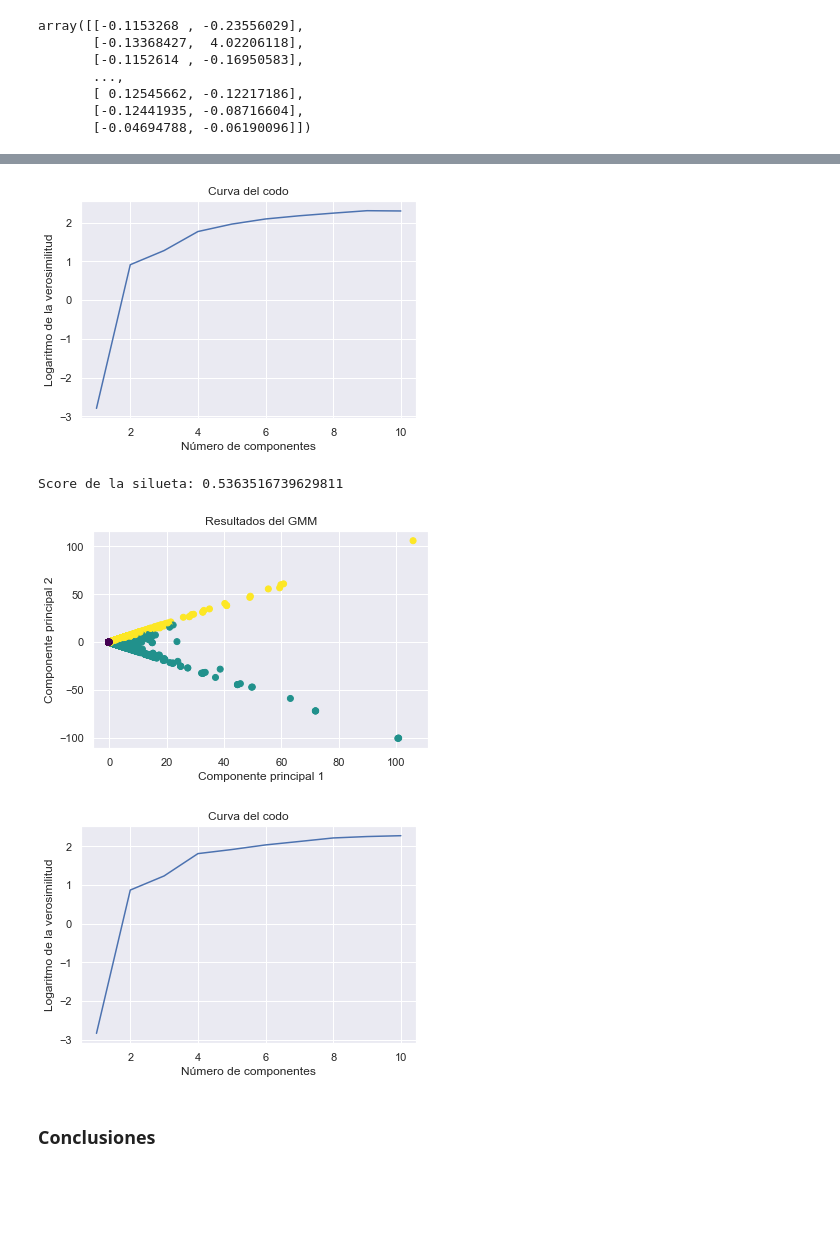
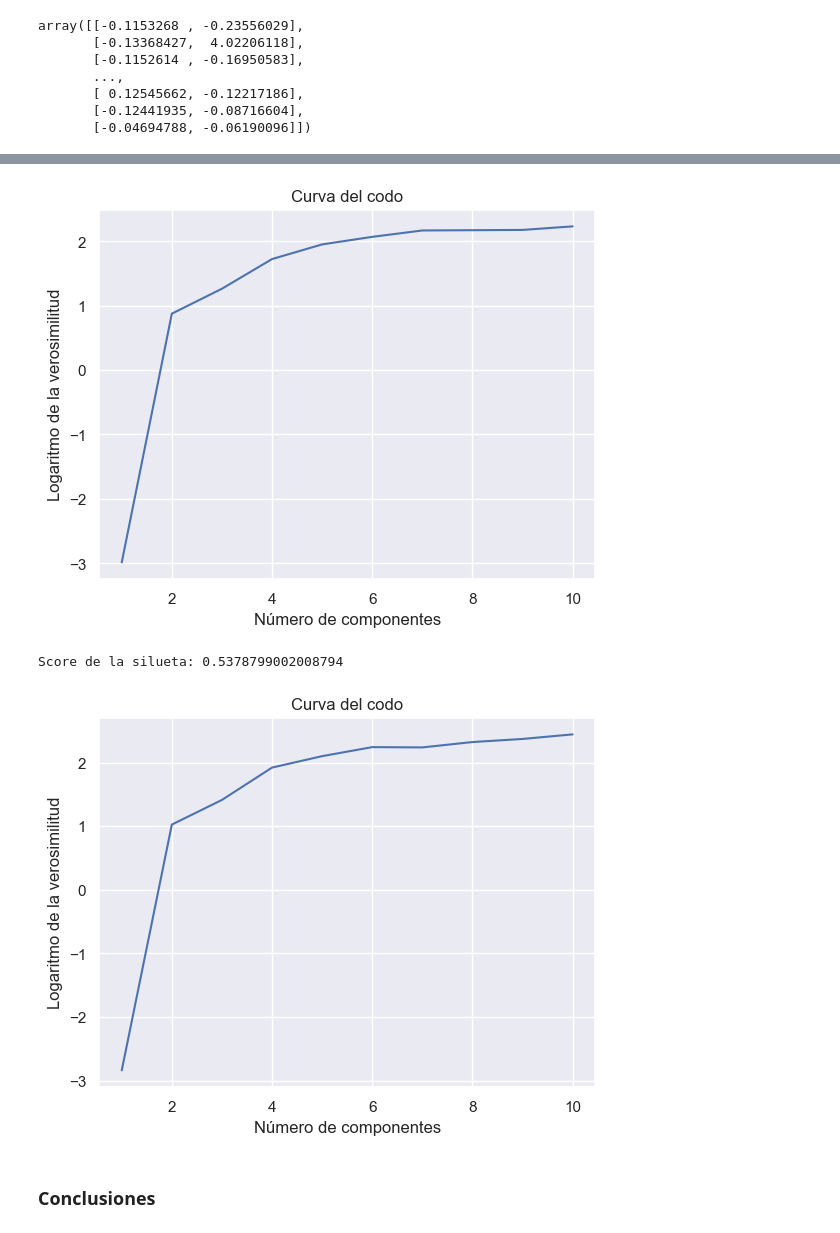
Before and after one commit to ChristopherG19/UVG_IA_Lab8, a Jupyter notebook: main.ipynb, the cells around one changed output, grey strips where cells are left out. Drawn from its saved outputs; the diff is of its cells as text; code cells hidden in the pictures; blank space fills up the shorter version.

```diff
--- a/main.ipynb
+++ b/main.ipynb
@@ -97,7 +97,7 @@ array([[-0.1153268 , -0.23556029],
 # %%
 from random import *
 seed(10)
-k = choices(range(0, X.shape[0]), k = 250000)
+k = choices(range(0, X.shape[0]), k = 100000)
 X_copy = np.array([X[val] for val in k])
 X = X_copy
 print(X.shape)
@@ -151,7 +151,7 @@ plt.xlabel('Número de componentes')
 plt.ylabel('Logaritmo de la verosimilitud')
 plt.show()
 # %% [output]
-[figure, old version]
+[figure, new version]
 # %%
 import pandas as pd
 import numpy as np
@@ -171,42 +171,34 @@ pca.fit(X_norm)
 
 # transformar los datos con PCA
 X_pca = pca.transform(X_norm)
 
 # crear una instancia de GMM y ajustarla a los datos
 gmm = GaussianMixture(n_components=3, covariance_type='full', random_state=0)
 gmm.fit(X_pca)
 
 # asignar cada punto a su cluster correspondiente
 y_gmm = gmm.predict(X_pca)
 
 # calcular el score de la silueta
 silhouette_avg = silhouette_score(X_pca, y_gmm)
 print("Score de la silueta:", silhouette_avg)
 
-# graficar los resultados del GMM
-plt.scatter(X_pca[:, 0], X_pca[:, 1], c=y_gmm, cmap='viridis')
-plt.title('Resultados del GMM')
-plt.xlabel('Componente principal 1')
-plt.ylabel('Componente principal 2')
-plt.show()
-
 # calcular logaritmo de verosimilitud para diferentes valores de n_components
 log_likelihoods = []
 for n_components in range(1, 11):
     gmm = GaussianMixture(n_components=n_components, covariance_type='full', random_state=0)
     gmm.fit(X_pca)
     log_likelihood = gmm.score(X_pca)
     log_likelihoods.append(log_likelihood)
 
 # graficar curva del codo
 plt.plot(range(1, 11), log_likelihoods)
 plt.title('Curva del codo')
 plt.xlabel('Número de componentes')
 plt.ylabel('Logaritmo de la verosimilitud')
 plt.show()
 # %% [output]
-Score de la silueta: 0.5363516739629811
+Score de la silueta: 0.5378799002008794
-[figure, old version]
+[figure, new version]
-[figure, removed]
 # %% [markdown]
 ### Conclusiones
```
Also changed, not shown: parts of 2 cells of this notebook.
